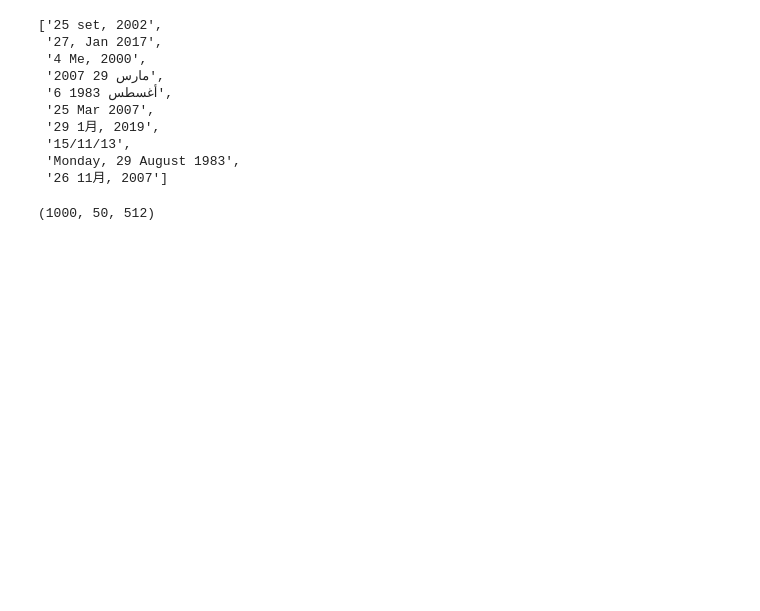
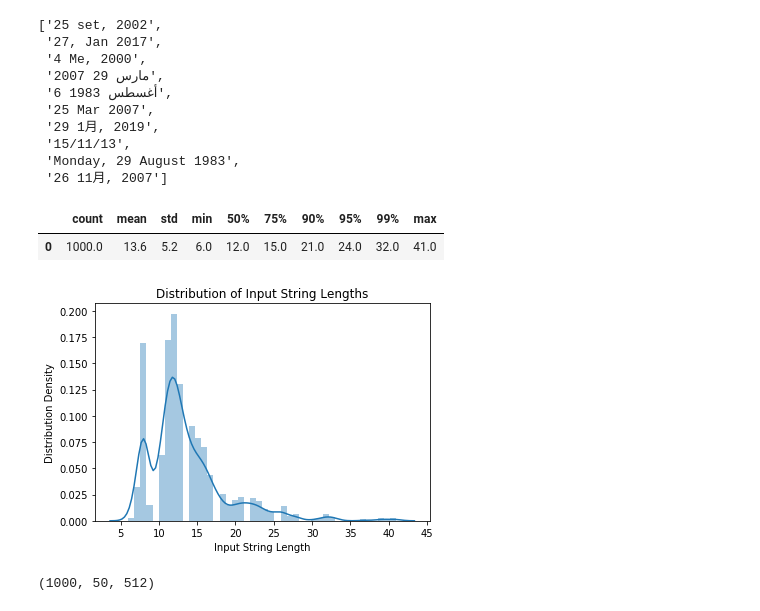
Before and after one commit to matthagy/rnn_polymer, a Jupyter notebook: poc_rnn_polymer.ipynb, the cells around one changed output. Drawn from its saved outputs; the diff is of its cells as text; code cells hidden in the pictures; blank space fills up the shorter version.

```diff
--- a/poc_rnn_polymer.ipynb
+++ b/poc_rnn_polymer.ipynb
@@ -206,6 +206,24 @@ validation.inputs[:10]
  '15/11/13',
  'Monday, 29 August 1983',
  '26 11月, 2007']
+# %%
+# Analyze the distribution of string lengths
+
+string_lengths = pd.Series([len(x) for x in validation.inputs])
+sns.distplot(string_lengths)
+plt.title('Distribution of Input String Lengths')
+plt.xlabel('Input String Length')
+plt.ylabel('Distribution Density')
+
+(string_lengths
+ .describe(percentiles=[0.5, 0.75, 0.9, 0.95, 0.99])
+ .round(1)
+ .to_frame()
+ .T)
+# %% [output]
+|  | count | mean | std | min | 50% | 75% | 90% | 95% | 99% | max |
+| 0 | 1000.0 | 13.6 | 5.2 | 6.0 | 12.0 | 15.0 | 21.0 | 24.0 | 32.0 | 41.0 |
+[figure, added]
 # %%
 def compute_lstm_sequence_for_input(input_string):
     return intermediate_layer_model.predict(encode(input_string))[0]
```
Also changed, not shown: parts of 6 cells of this notebook.
